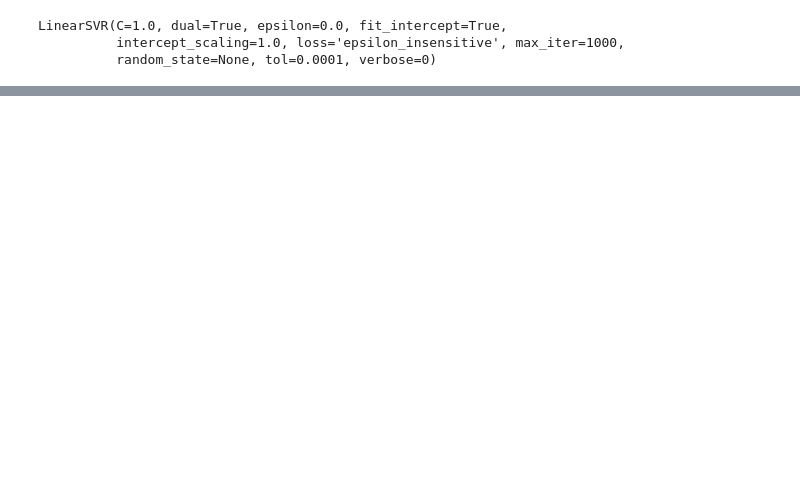
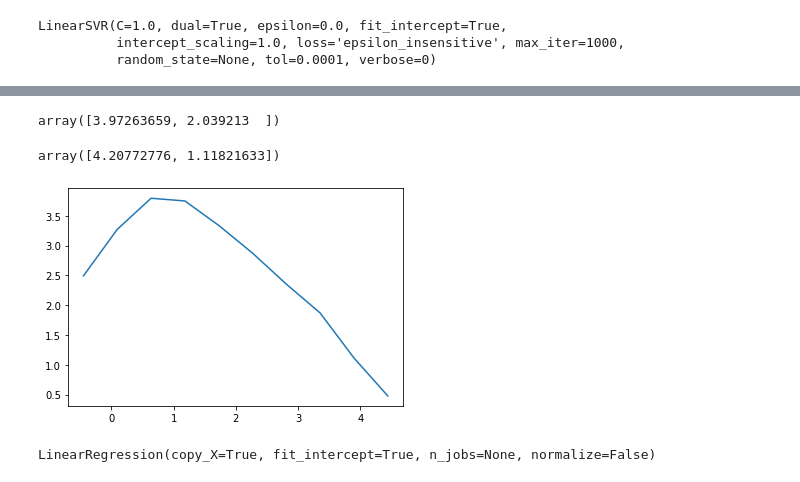
Before and after one commit to mmoorkamp/Machine-Learning, a Jupyter notebook: Notebooks/LineFit.ipynb, the cells around one changed output, grey strips where cells are left out. Saved outputs shown, nothing was run; the diff lists cells and outputs as text; code cells hidden in the pictures; blank space fills up the shorter version.

```diff
--- a/Notebooks/LineFit.ipynb
+++ b/Notebooks/LineFit.ipynb
@@ -47,0 +60,30 @@ print(s.intercept_)
+# %%
+np.linalg.solve(G.T @ W @ G , G.T @ W @ y)
+# %% [output]
+array([3.97263659, 2.039213  ])
+# %%
+err[0] = 10.0
+err[99] = 10.0
+W = np.diag(1.0 / err)
+np.linalg.solve(G.T @ W @ G , G.T @ W @ y)
+# %% [output]
+array([4.20772776, 1.11821633])
+# %%
+def running_mean(x, N):
+    cumsum = np.cumsum(np.insert(x, 0, 0))
+    return (cumsum[N:] - cumsum[:-N]) / float(N)
+
+
+mag = np.genfromtxt('../Data/mag.txt',skip_header=1)
+count, val = np.histogram(mag)
+center = running_mean(val, 2)
+logcount = np.log10(count)
+plt.figure()
+plt.plot(center,logcount)
+plt.show()
+# %% [output]
+[figure, added]
+# %%
+regr.fit(center.reshape(-1,1),logcount)
+# %% [output]
+LinearRegression(copy_X=True, fit_intercept=True, n_jobs=None, normalize=False)
```
Also changed, not shown: parts of 8 cells of this notebook.
